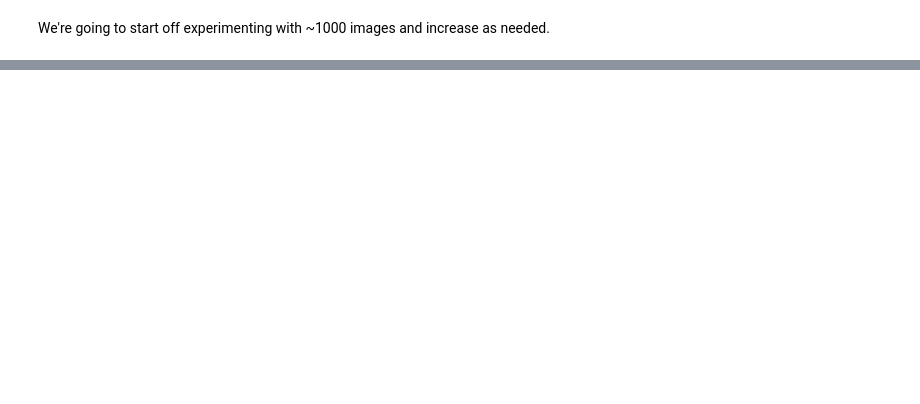
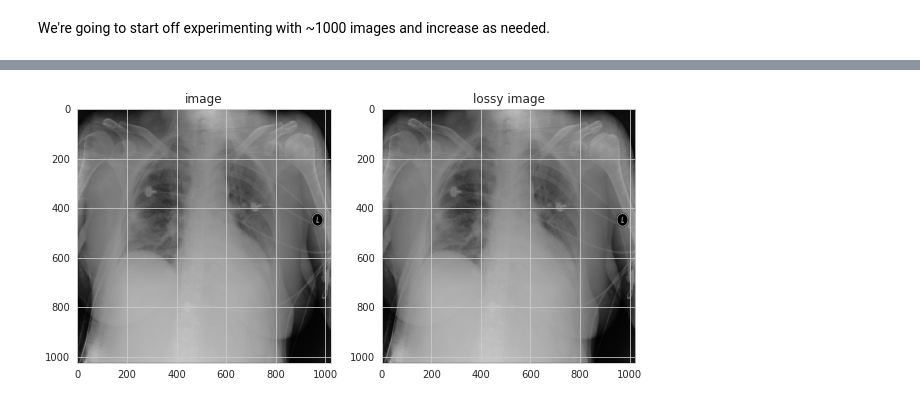
Before and after one commit to julycapstone2020/Pneumonia-Detection-Challenge, a Jupyter notebook: notebook/Pneumonia_Detection_Challenge.ipynb, the cells around one changed output, grey strips where cells are left out. Saved outputs shown, nothing was run; the diff lists cells and outputs as text; code cells hidden in the pictures; blank space fills up the shorter version.

```diff
--- a/notebook/Pneumonia_Detection_Challenge.ipynb
+++ b/notebook/Pneumonia_Detection_Challenge.ipynb
@@ -244,9 +241,10 @@ print(image_sample_path)
 # %%
-image_train_path = os.listdir(PROJECT_DIR +"stage_2_train_images")
+image_train_path = PROJECT_DIR +"stage_2_train_images"
 
-image_test_path = os.listdir(PROJECT_DIR +"stage_2_test_images")
+image_test_path = PROJECT_DIR +"stage_2_test_images"
 
-print("Number of images in train set:", len(image_train_path),"\nNumber of images in test set:", len(image_test_path))
+print("Number of images in train set:", len(os.listdir(image_train_path)),
+      "\nNumber of images in test set:", len(os.listdir(image_test_path)))
 # %% [output]
 Number of images in train set: 26684
 Number of images in test set: 3000
@@ -590,0 +594,7 @@ memory usage: 3.1+ MB
+# %%
+# Create pathnames from image Patient ID's
+
+filenames = [image_train_path + "/" + pid + ".dcm" for pid in train_df.loc[train_df.Target == 1]['patientId']]
+
+# Check the first 10
+filenames[:10]
@@ -597,0 +700,20 @@ NUM_IMAGES = 1000 #@param {type:"slider", min:1000, max:10000, step:1000}
+# %%
+# Convert image to Numpy array
+import tensorflow_io as tfio
+
+image_bytes = tf.io.read_file(filenames[1])
+
+image = tfio.image.decode_dicom_image(image_bytes, dtype=tf.uint16)
+
+skipped = tfio.image.decode_dicom_image(image_bytes, on_error='skip', dtype=tf.uint8)
+
+lossy_image = tfio.image.decode_dicom_image(image_bytes, scale='auto', on_error='lossy', dtype=tf.uint8)
+
+
+fig, axes = plt.subplots(1,2, figsize=(10,10))
+axes[0].imshow(np.squeeze(image.numpy()), cmap='gray')
+axes[0].set_title('image')
+axes[1].imshow(np.squeeze(lossy_image.numpy()), cmap='gray')
+axes[1].set_title('lossy image');
+# %% [output]
+[figure, added]
```
Also changed, not shown: parts of 37 cells of this notebook.
